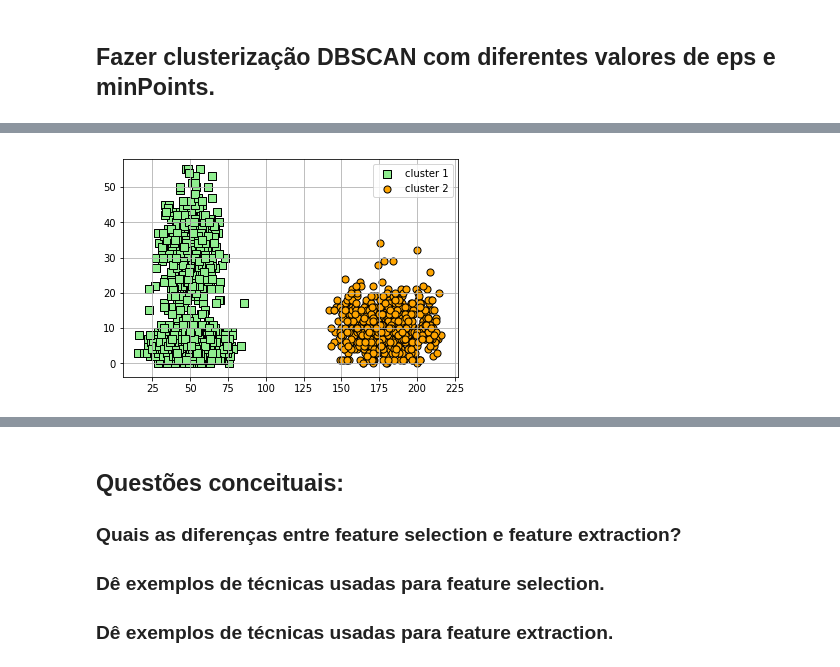
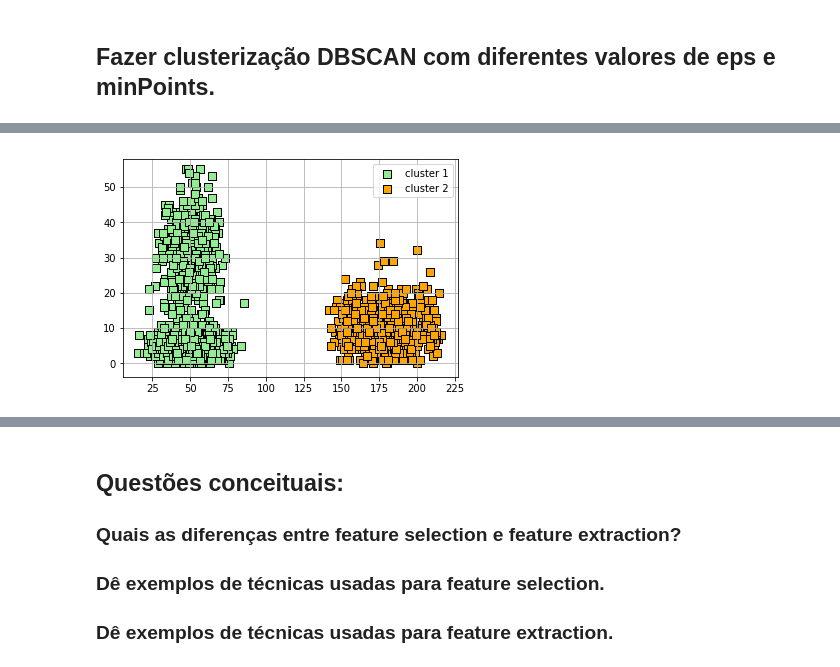
Before and after one commit to RodMdS/Aprendizado_De_Maquina, a Jupyter notebook: Lista13.ipynb, the cells around one changed output, grey strips where cells are left out. Cells and saved outputs as stored; diff of their text form; code cells hidden in the pictures.

```diff
--- a/Lista13.ipynb
+++ b/Lista13.ipynb
@@ -99,16 +132,19 @@ array([-1,  0,  1])
 # %%
+y_db3 = DBSCAN(eps=35, min_samples=50).fit_predict(X)
+np.unique(y_db3)
+
 plt.scatter(X[y_db2 == 0, 0],
             X[y_db2 == 0, 1],
             s=50, c='lightgreen',
             marker='s', edgecolor='black',
             label='cluster 1')
 plt.scatter(X[y_db2 == 1, 0],
             X[y_db2 == 1, 1],
             s=50, c='orange',
-            marker='o', edgecolor='black',
+            marker='s', edgecolor='black',
             label='cluster 2')
 plt.legend(scatterpoints=1)
 plt.grid()
 plt.show()
 # %% [output]
-[figure, old version]
+[figure, new version]
```
Also changed, not shown: parts of 11 cells of this notebook.
